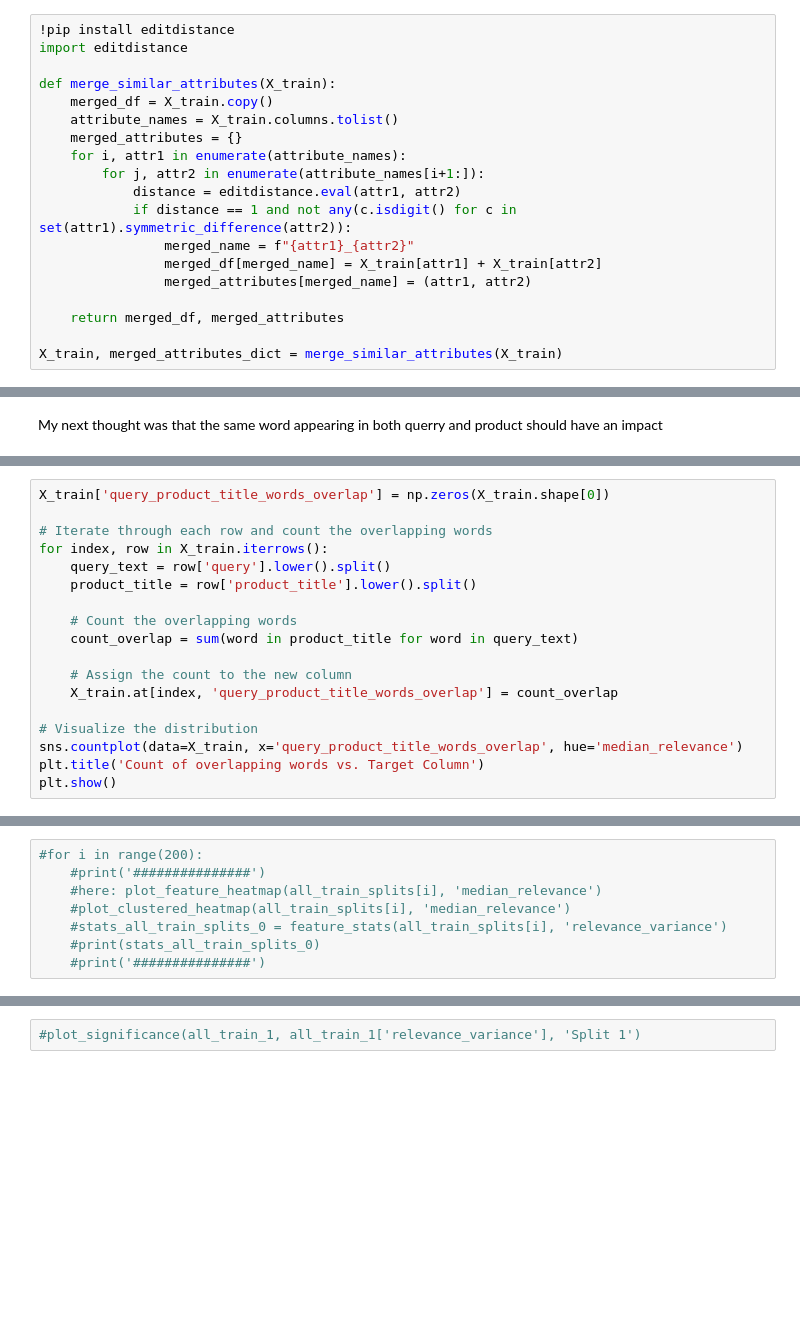
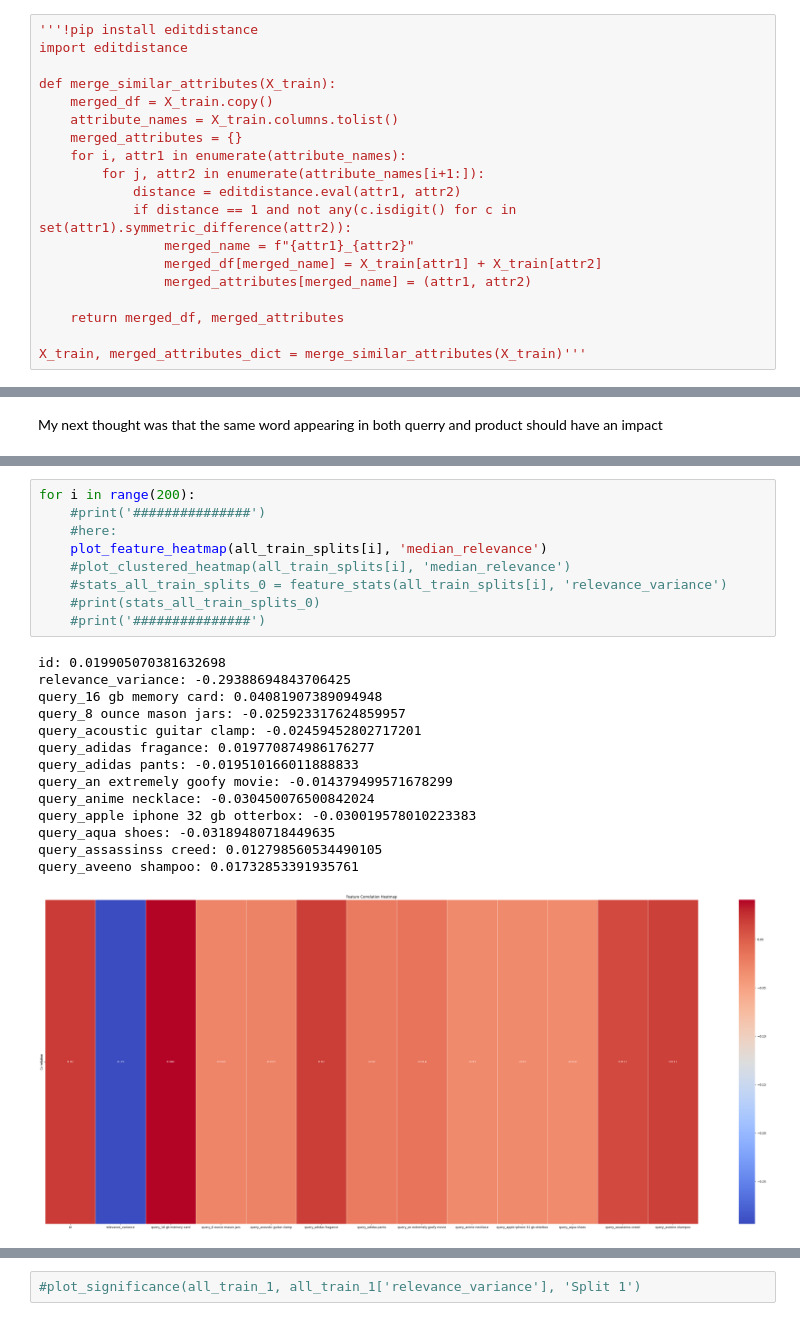
Before and after one commit to AlexisN2002/BProject, a Jupyter notebook: crowdflowerbyhand.ipynb, the cells around one changed output, grey strips where cells are left out. Drawn from its saved outputs; the diff is of its cells as text; blank space fills up the shorter version.

```diff
--- a/crowdflowerbyhand.ipynb
+++ b/crowdflowerbyhand.ipynb
@@ -93,5 +116,5 @@ I noticed in the data that some queries are essentially the same but differ in a
 # %%
-!pip install editdistance
+'''!pip install editdistance
 import editdistance
 
 def merge_similar_attributes(X_train):
@@ -108,5 +131,5 @@ def merge_similar_attributes(X_train):
 
     return merged_df, merged_attributes
 
-X_train, merged_attributes_dict = merge_similar_attributes(X_train)
+X_train, merged_attributes_dict = merge_similar_attributes(X_train)'''
 # %% [output]
@@ -136,20 +158,2 @@ This turned out to be true so Im adding a feature to reflect this
-# %%
-X_train['query_product_title_words_overlap'] = np.zeros(X_train.shape[0])
-
-# Iterate through each row and count the overlapping words
-for index, row in X_train.iterrows():
-    query_text = row['query'].lower().split()
-    product_title = row['product_title'].lower().split()
-
-    # Count the overlapping words
-    count_overlap = sum(word in product_title for word in query_text)
-
-    # Assign the count to the new column
-    X_train.at[index, 'query_product_title_words_overlap'] = count_overlap
-
-# Visualize the distribution
-sns.countplot(data=X_train, x='query_product_title_words_overlap', hue='median_relevance')
-plt.title('Count of overlapping words vs. Target Column')
-plt.show()
 # %%
 print(training)
@@ -267,8 +317,24 @@ def plot_clustered_heatmap(dataset, targ):
 # %%
-#for i in range(200):
+for i in range(200):
     #print('###############')
-    #here: plot_feature_heatmap(all_train_splits[i], 'median_relevance')
+    #here:
+    plot_feature_heatmap(all_train_splits[i], 'median_relevance')
     #plot_clustered_heatmap(all_train_splits[i], 'median_relevance')
     #stats_all_train_splits_0 = feature_stats(all_train_splits[i], 'relevance_variance')
     #print(stats_all_train_splits_0)
     #print('###############')
+# %% [output]
+id: 0.019905070381632698
+relevance_variance: -0.29388694843706425
+query_16 gb memory card: 0.04081907389094948
+query_8 ounce mason jars: -0.025923317624859957
+query_acoustic guitar clamp: -0.02459452802717201
+query_adidas fragance: 0.019770874986176277
+query_adidas pants: -0.019510166011888833
+query_an extremely goofy movie: -0.014379499571678299
+query_anime necklace: -0.030450076500842024
+query_apple iphone 32 gb otterbox: -0.030019578010223383
+query_aqua shoes: -0.03189480718449635
+query_assassinss creed: 0.012798560534490105
+query_aveeno shampoo: 0.01732853391935761
+[figure, added]
```
Also changed, not shown: parts of 11 cells of this notebook.
